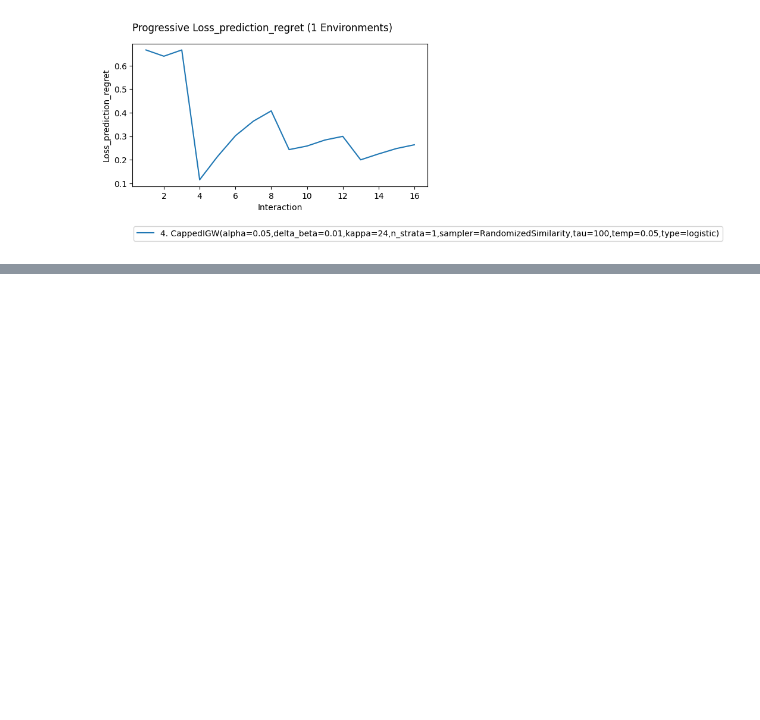
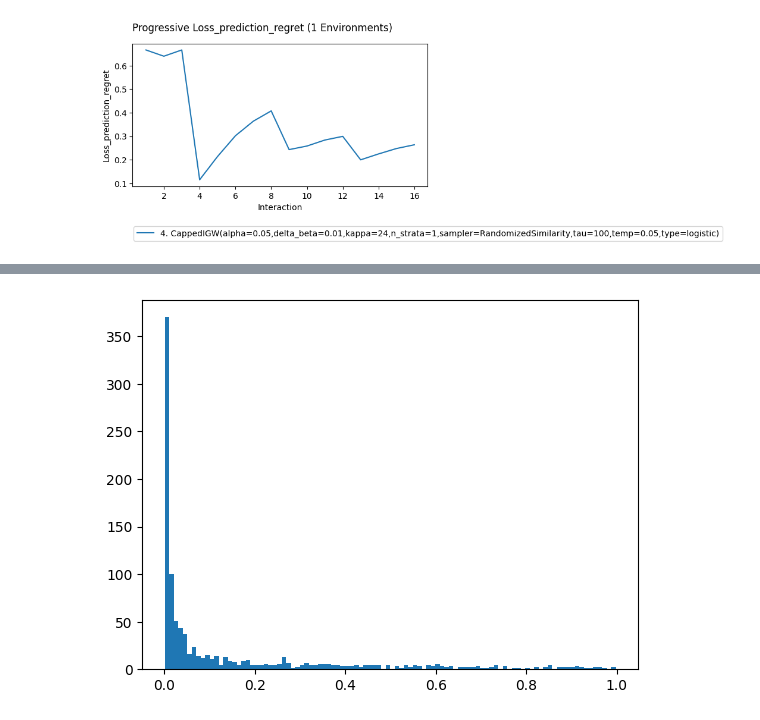
Before and after one commit to mrucker/onoff_experiments, a Jupyter notebook: demo/demo-example-selector.ipynb, the cells around one changed output, grey strips where cells are left out. Saved outputs shown, nothing was run; the diff lists cells and outputs as text; code cells hidden in the pictures; blank space fills up the shorter version.

```diff
--- a/demo/demo-example-selector.ipynb
+++ b/demo/demo-example-selector.ipynb
@@ -286,0 +354,5 @@ result.where(learner_id=0).plot_learners(y='best_const',colors=4,labels='Best Co
+# %%
+plt.hist(loguniform(.001,1,1000),bins=100)
+plt.show()
+# %% [output]
+[figure, added]
```
Also changed, not shown: parts of 7 cells of this notebook, 3 other files.
